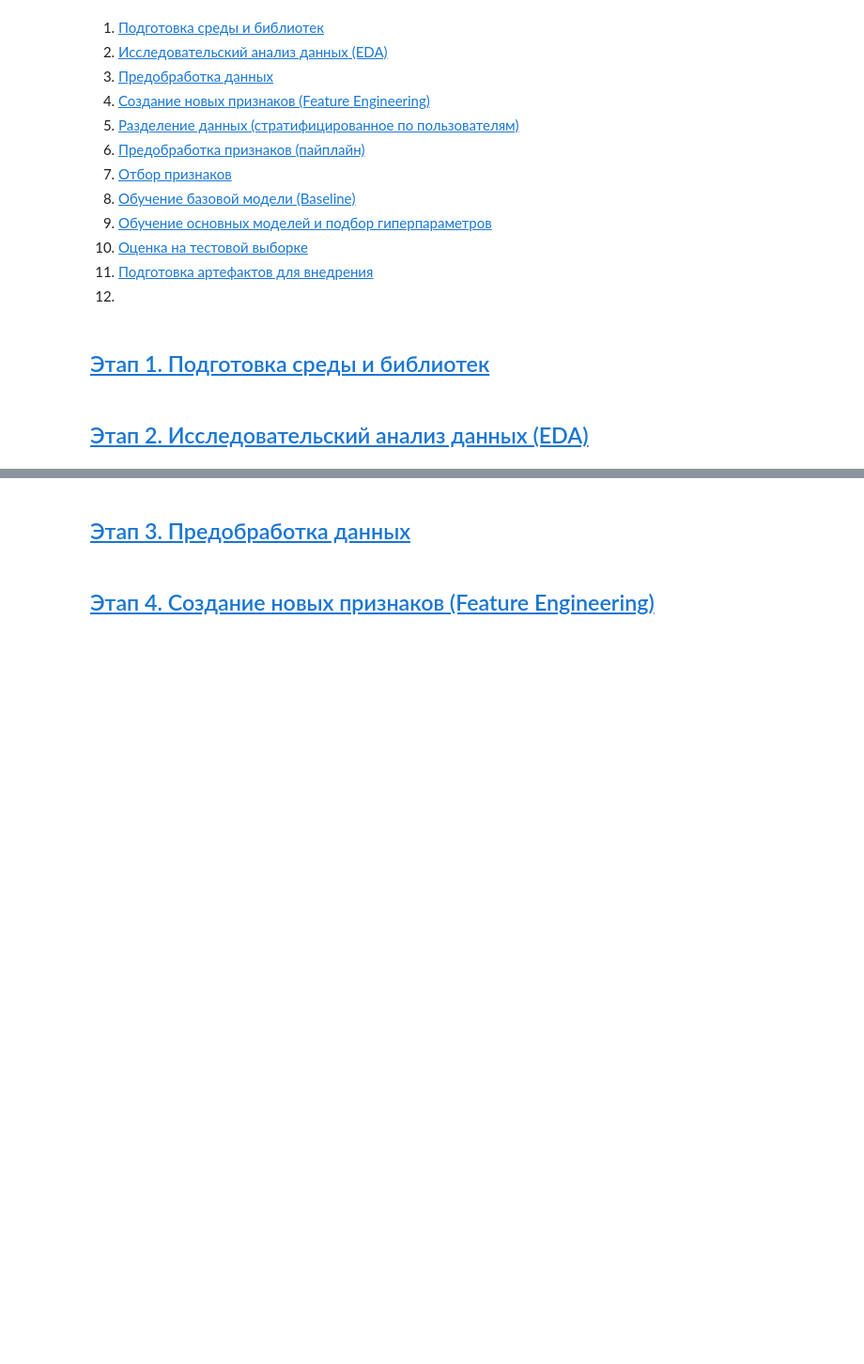
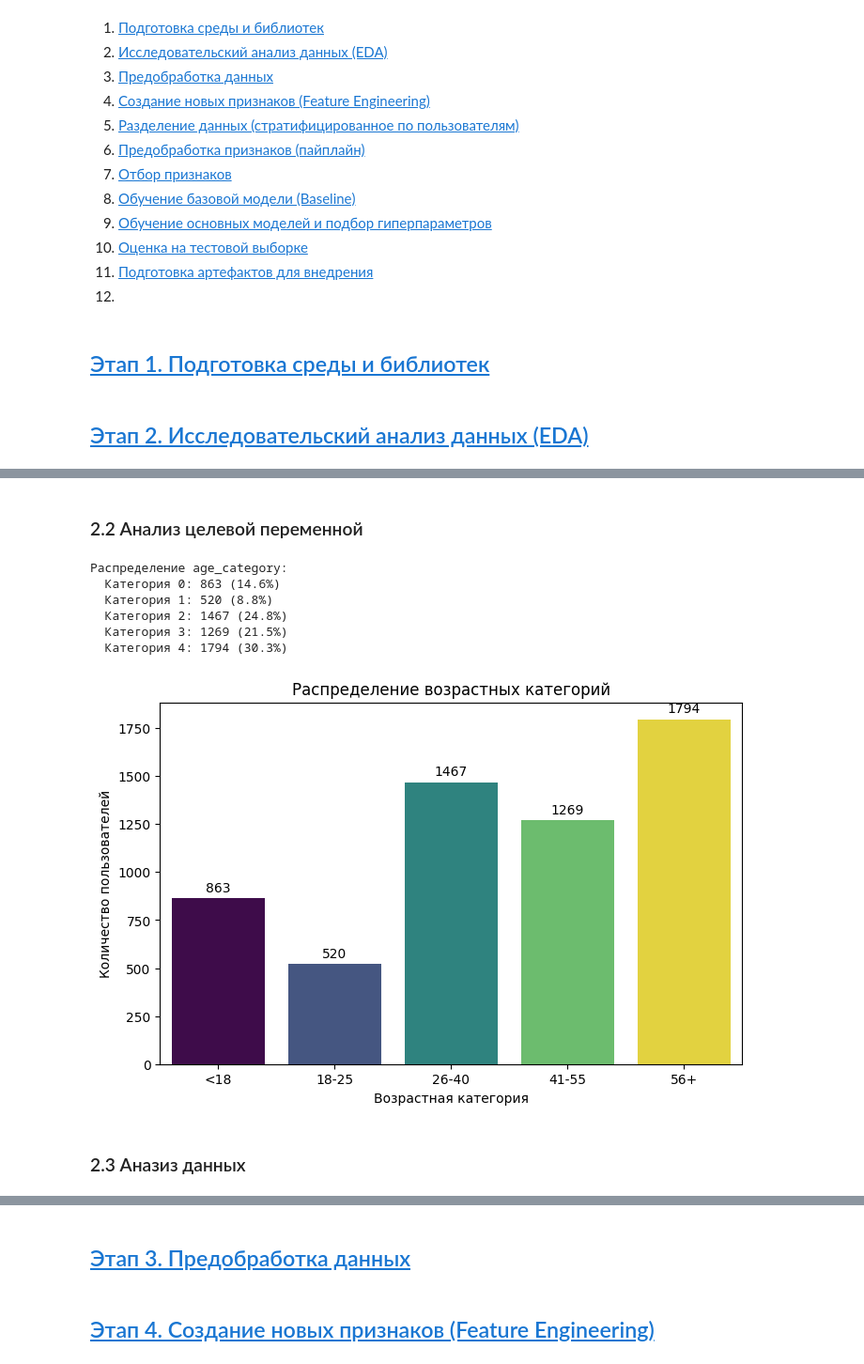
Before and after one commit to MEYakunin/Sprint13_Yeti_Age_Prediction, a Jupyter notebook: Sprint13_Yeti_Age_Prediction.ipynb, the cells around one changed output, grey strips where cells are left out. Shown at 94% size. Drawn from its saved outputs; the diff is of its cells as text; code cells hidden in the pictures; blank space fills up the shorter version.

Commit message:
Sprint13_Yeti_Age_Prediction - Этап 2. Исследовательский анализ данных (EDA) - ver1

```diff
--- a/Sprint13_Yeti_Age_Prediction.ipynb
+++ b/Sprint13_Yeti_Age_Prediction.ipynb
@@ -106,5 +106,14 @@ FILES = {
     'device': 'primary_device.csv',
     'cloud': 'cloud_usage.csv'
 }
+# %%
+pd.set_option('display.max_columns', None)
+pd.set_option('display.max_rows', None)
+pd.set_option('display.max_colwidth', None)
+pd.set_option('display.width', None)
+
+# Настройка стиля графиков
+plt.style.use('seaborn-v0_8-darkgrid')
+sns.set_palette("viridis")
 # %% [markdown]
 ## [Этап 2. Исследовательский анализ данных (EDA) <a id=2></a>](#content)
@@ -134,0 +225,35 @@ cloud_usage: (5680, 2)
+# %% [markdown]
+### 2.2 Анализ целевой переменной
+# %%
+# Распределение классов
+age_counts = users['age_category'].value_counts().sort_index()
+age_percent = users['age_category'].value_counts(normalize=True).sort_index() * 100
+# %%
+print("Распределение age_category:")
+for cat, count, pct in zip(age_counts.index, age_counts.values, age_percent.values):
+    print(f"  Категория {cat}: {count} ({pct:.1f}%)")
+
+# Построение графика
+plt.figure(figsize=(8,5))
+ax = sns.countplot(data=users, x='age_category', hue='age_category',
+                   palette='viridis', legend=False)
+plt.title('Распределение возрастных категорий')
+plt.xlabel('Возрастная категория')
+plt.ylabel('Количество пользователей')
+plt.xticks(ticks=range(5), labels=['<18', '18-25', '26-40', '41-55', '56+'])
+
+# Добавление значений на столбцы
+for container in ax.containers:
+    ax.bar_label(container, label_type='edge', padding=3)
+
+plt.show()
+# %% [output]
+Распределение age_category:
+  Категория 0: 863 (14.6%)
+  Категория 1: 520 (8.8%)
+  Категория 2: 1467 (24.8%)
+  Категория 3: 1269 (21.5%)
+  Категория 4: 1794 (30.3%)
+[figure, added]
+# %% [markdown]
+### 2.3 Аназиз данных
```
Also changed, not shown: parts of 11 cells of this notebook, 1 other file.
